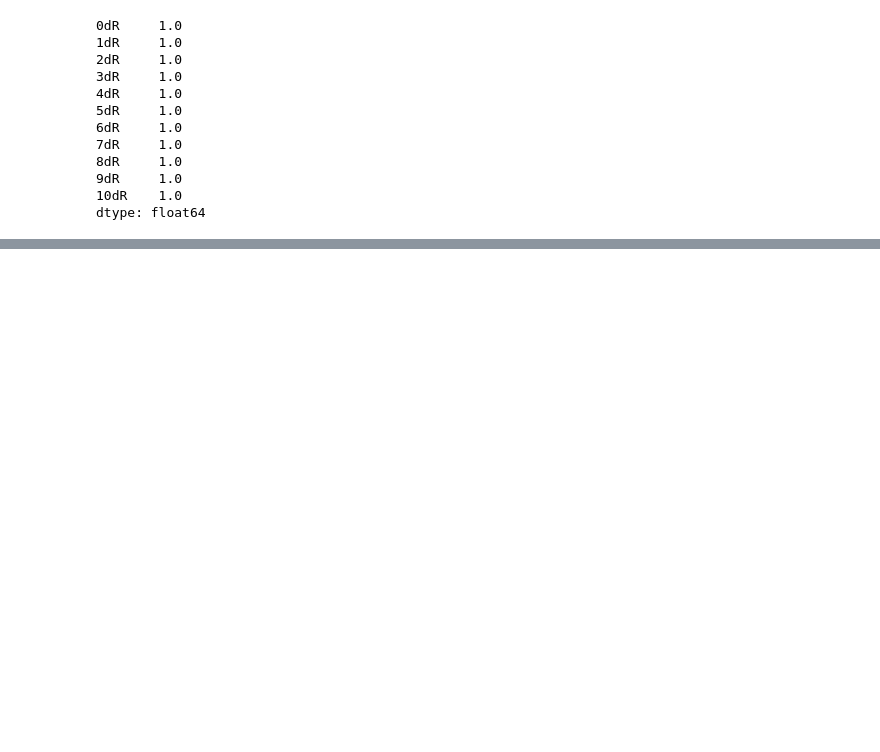
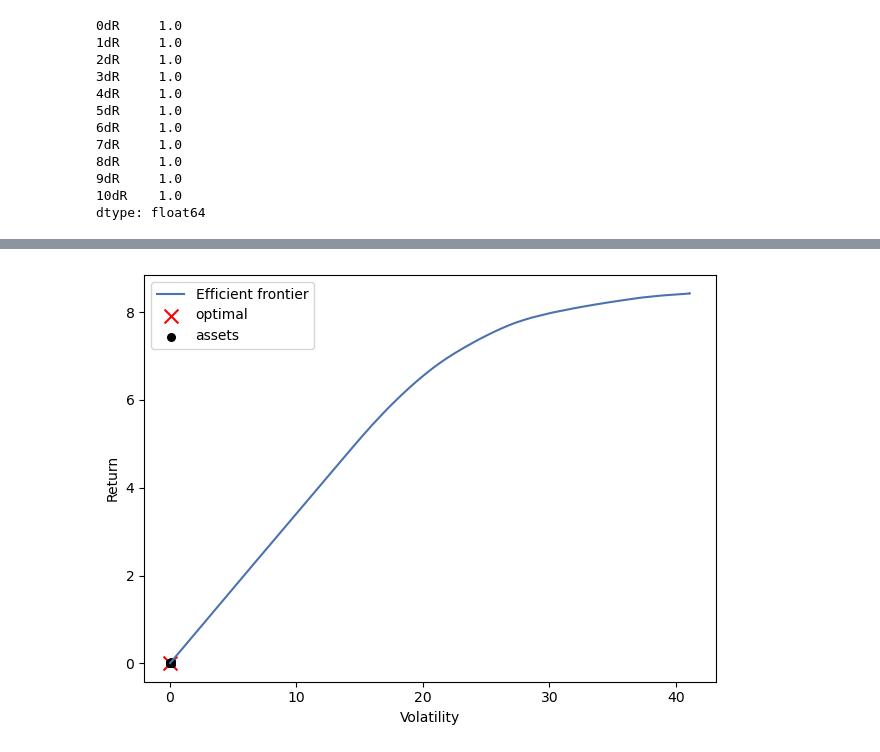
Before and after one commit to uWaterloo-CFM/CFM-301, a Jupyter notebook: Assignment 1/Data Assignment 1.ipynb, the cells around one changed output, grey strips where cells are left out. Saved outputs shown, nothing was run; the diff lists cells and outputs as text; code cells hidden in the pictures; blank space fills up the shorter version.

```diff
--- a/Assignment 1/Data Assignment 1.ipynb
+++ b/Assignment 1/Data Assignment 1.ipynb
@@ -531,0 +590,8 @@ dtype: float64
+# %%
+ef = CLA(monthly_returns, cov_df, weight_bounds=(-100, 100)) # Using CLA for better plotting
+# %%
+fig, ax = plt.subplots()
+plotting.plot_efficient_frontier(ef, ax=ax, show_assets=True)
+plt.show()
+# %% [output]
+[figure, added]
```
Also changed, not shown: parts of 9 cells of this notebook.
